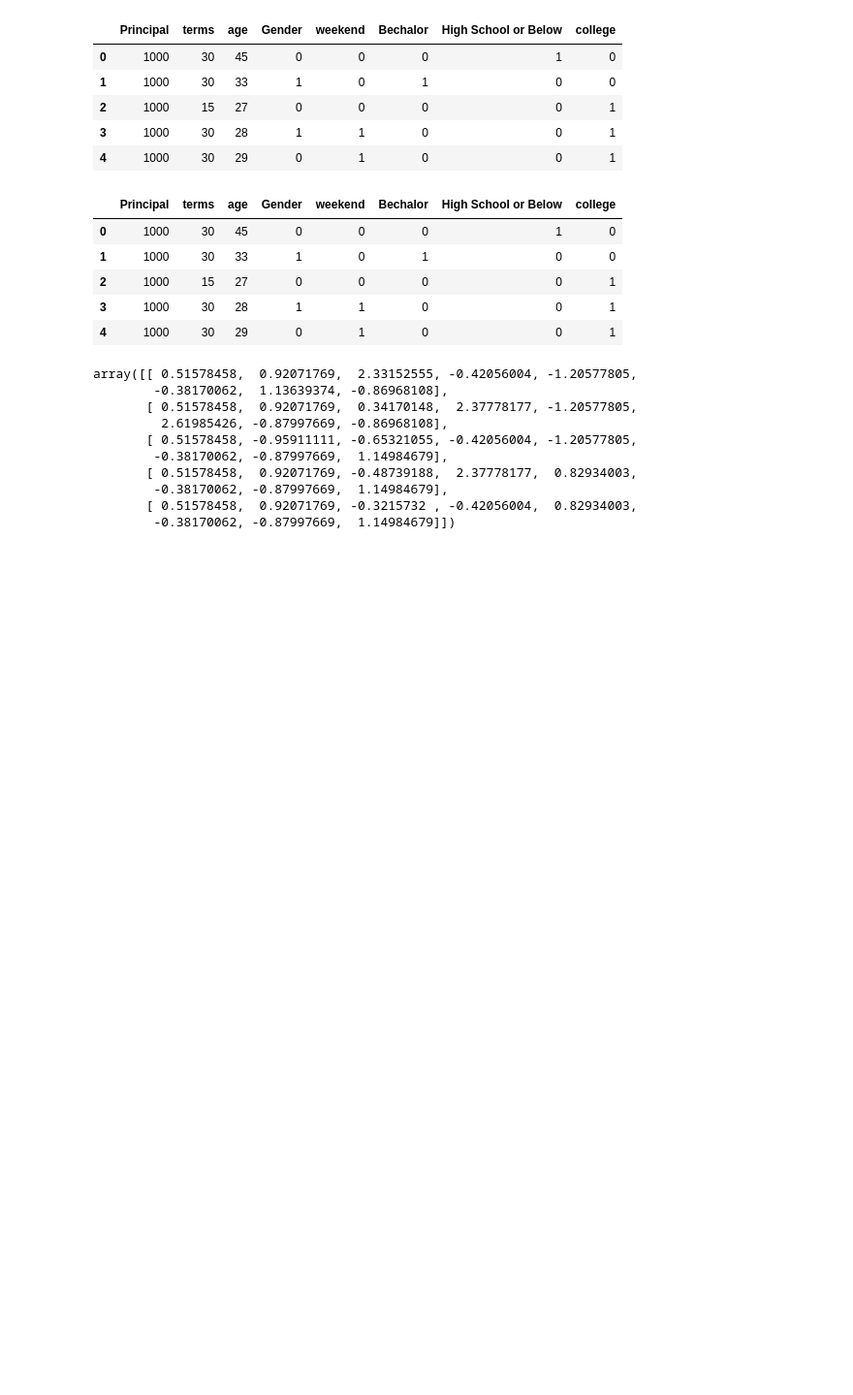
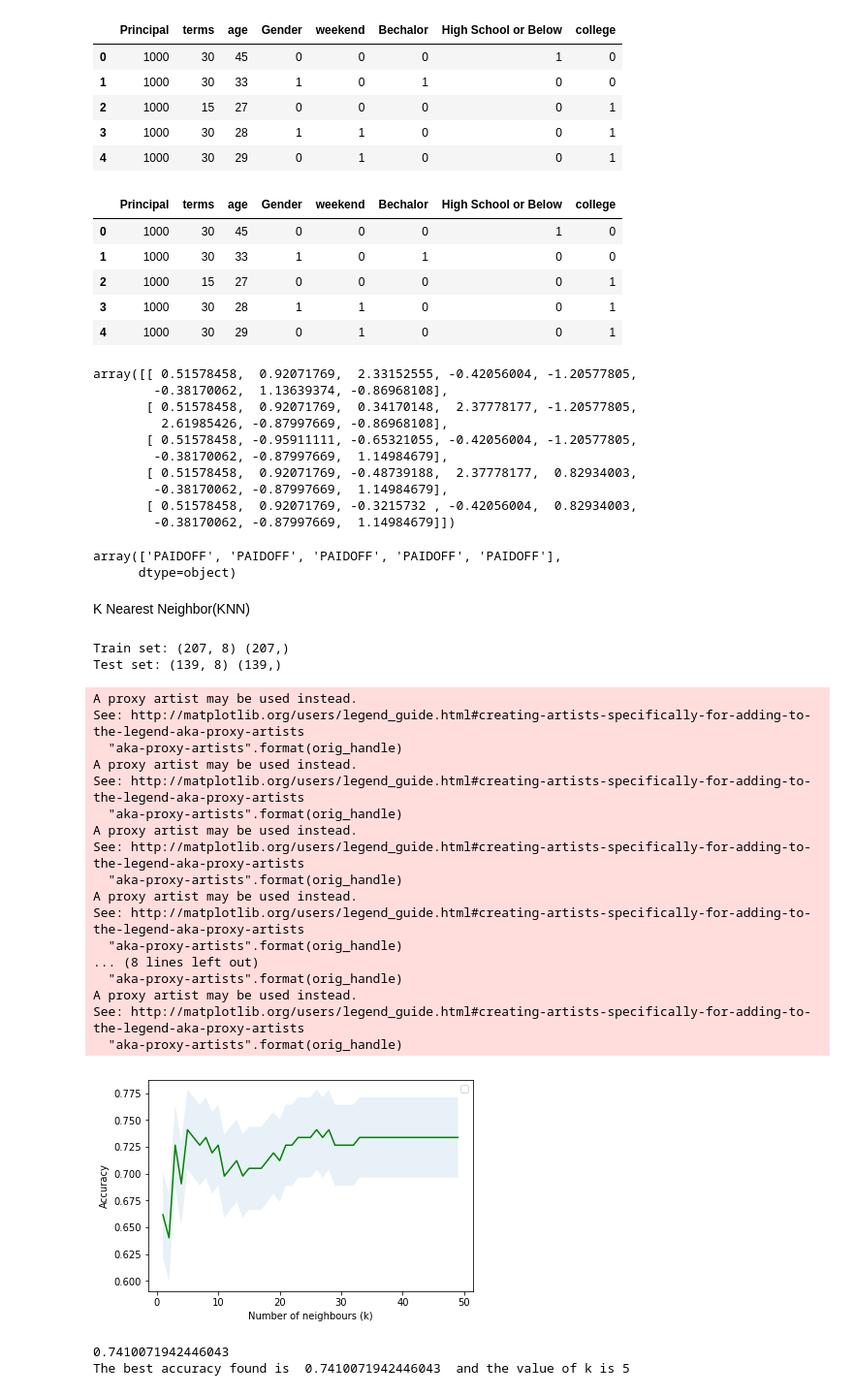
Before and after one commit to abusayadhussain/capstone-project, a Jupyter notebook: Capstone_Project_Notebook.ipynb, the cells around one changed output. Shown at 97% size. Drawn from its saved outputs; the diff is of its cells as text; code cells hidden in the pictures; blank space fills up the shorter version.

```diff
--- a/Capstone_Project_Notebook.ipynb
+++ b/Capstone_Project_Notebook.ipynb
@@ -174,3 +174,11 @@ array([[ 0.51578458,  0.92071769,  2.33152555, -0.42056004, -1.20577805,
         -0.38170062, -0.87997669,  1.14984679],
        [ 0.51578458,  0.92071769, -0.3215732 , -0.42056004,  0.82934003,
         -0.38170062, -0.87997669,  1.14984679]])
+# %%
+y = df['loan_status'].values
+y[0:5]
+# %% [output]
+array(['PAIDOFF', 'PAIDOFF', 'PAIDOFF', 'PAIDOFF', 'PAIDOFF'],
+      dtype=object)
+# %% [markdown]
+K Nearest Neighbor(KNN)
@@ -176,0 +189,50 @@ array([[ 0.51578458,  0.92071769,  2.33152555, -0.42056004, -1.20577805,
+# %%
+X_train, X_test, y_train, y_test = train_test_split( X, y, test_size=0.4, random_state=4)
+print ('Train set:', X_train.shape,  y_train.shape)
+print ('Test set:', X_test.shape,  y_test.shape)
+# %% [output]
+Train set: (207, 8) (207,)
+Test set: (139, 8) (139,)
+# %%
+k = 50
+mn_acc = np.zeros(k-1)
+std_acc = np.zeros(k-1)
+confusion_matrix = []
+
+for n in range(1,k):
+    knn = KNeighborsClassifier(n_neighbors=n).fit(X_train,y_train)
+    yhat = knn.predict(X_test)
+    mn_acc[n-1] = metrics.accuracy_score(y_test,yhat)
+    std_acc[n-1] = np.std(yhat==y_test)/np.sqrt(yhat.shape[0])
+
+plt.plot(range(1,k),mn_acc,'g')
+plt.fill_between(range(1,k),mn_acc - 1 * std_acc, mn_acc + 1 * std_acc, alpha=0.10)
+plt.legend('Accuracy','+/- 3xstd')
+plt.ylabel('Accuracy')
+plt.xlabel('Number of neighbours (k)')
+plt.show()
+# %% [output]
+A proxy artist may be used instead.
+See: http://matplotlib.org/users/legend_guide.html#creating-artists-specifically-for-adding-to-the-legend-aka-proxy-artists
+  "aka-proxy-artists".format(orig_handle)
+A proxy artist may be used instead.
+See: http://matplotlib.org/users/legend_guide.html#creating-artists-specifically-for-adding-to-the-legend-aka-proxy-artists
+  "aka-proxy-artists".format(orig_handle)
+A proxy artist may be used instead.
+See: http://matplotlib.org/users/legend_guide.html#creating-artists-specifically-for-adding-to-the-legend-aka-proxy-artists
+  "aka-proxy-artists".format(orig_handle)
+A proxy artist may be used instead.
+See: http://matplotlib.org/users/legend_guide.html#creating-artists-specifically-for-adding-to-the-legend-aka-proxy-artists
+  "aka-proxy-artists".format(orig_handle)
+... (8 lines left out)
+  "aka-proxy-artists".format(orig_handle)
+A proxy artist may be used instead.
+See: http://matplotlib.org/users/legend_guide.html#creating-artists-specifically-for-adding-to-the-legend-aka-proxy-artists
+  "aka-proxy-artists".format(orig_handle)
+[figure, added]
+# %%
+print(mn_acc.max())
+print('The best accuracy found is ' , mn_acc.max() , ' and the value of k is' , mn_acc.argmax() + 1)
+# %% [output]
+0.7410071942446043
+The best accuracy found is  0.7410071942446043  and the value of k is 5
```
Also changed, not shown: parts of 3 cells of this notebook.
